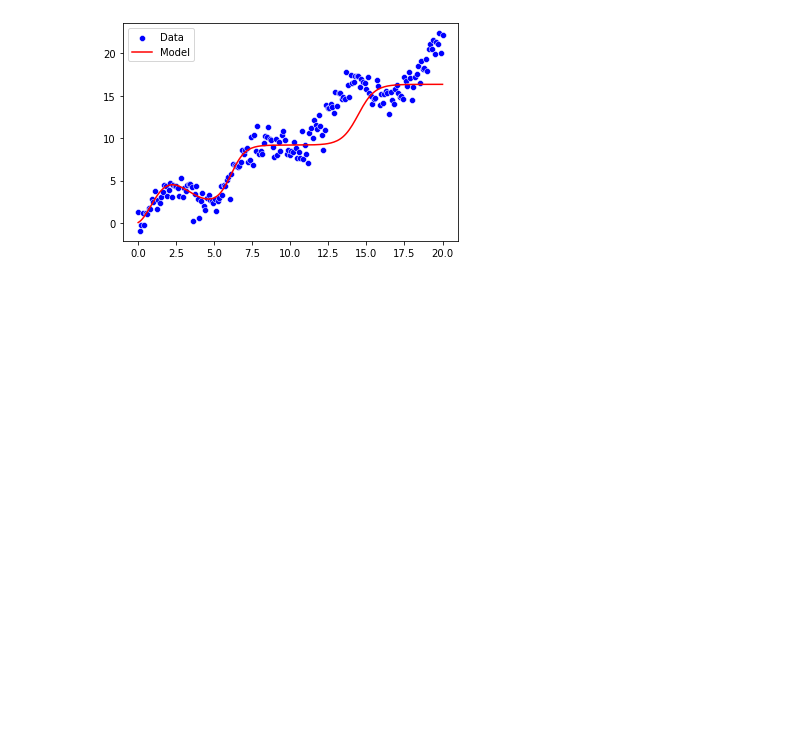
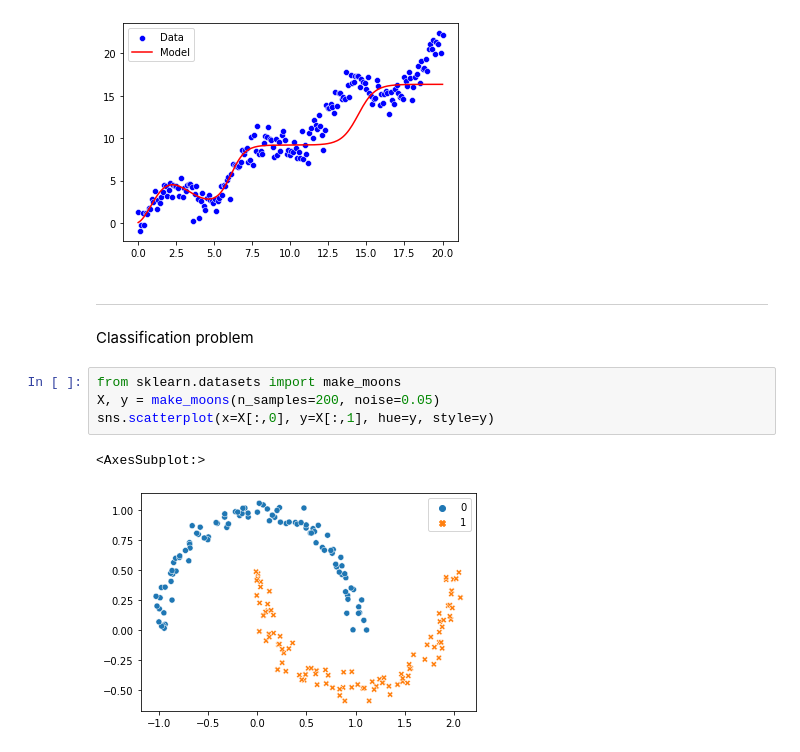
Before and after one commit to andreastgram/DL_Inner_Workings, a Jupyter notebook: fully_connected.ipynb, the cells around one changed output. Drawn from its saved outputs; the diff is of its cells as text; blank space fills up the shorter version.

Commit message:
Fully connected classification non linearity implementation to showcase the build

```diff
--- a/fully_connected.ipynb
+++ b/fully_connected.ipynb
@@ -148,3 +148,14 @@ sns.lineplot(x=X, y=Y_pred.ravel(), color='red', label='Model')
 # %% [output]
 <AxesSubplot:>
 [figure]
+# %% [markdown]
+-----
+# %% [markdown]
+Classification problem
+# %%
+from sklearn.datasets import make_moons
+X, y = make_moons(n_samples=200, noise=0.05)
+sns.scatterplot(x=X[:,0], y=X[:,1], hue=y, style=y)
+# %% [output]
+<AxesSubplot:>
+[figure, added]
```
Also changed, not shown: parts of 6 cells of this notebook.
